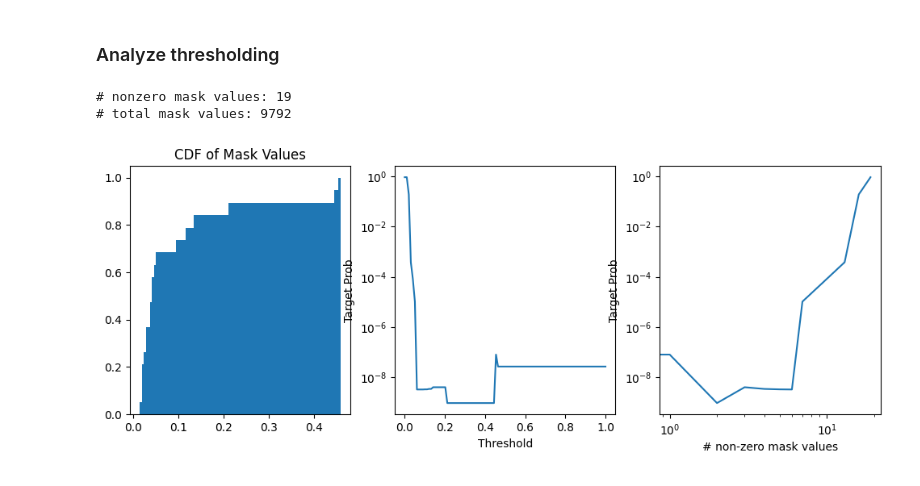
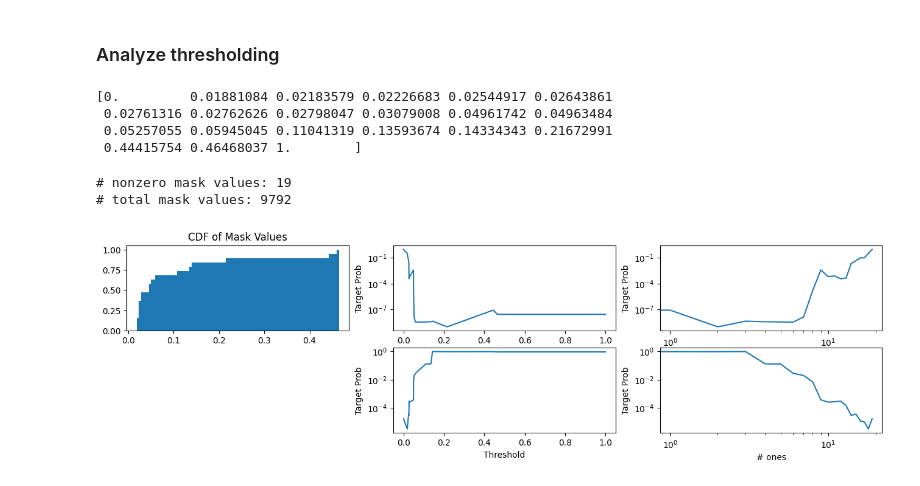
Before and after one commit to ed1d1a8d/prompt-injection-interp, a Jupyter notebook: notebooks/subnet-flow-pythia.ipynb, the cells around one changed output. Saved outputs shown, nothing was run; the diff lists cells and outputs as text; code cells hidden in the pictures.

```diff
--- a/notebooks/subnet-flow-pythia.ipynb
+++ b/notebooks/subnet-flow-pythia.ipynb
@@ -55,7 +55,7 @@ mtf_test = PerTokenMaskedTransformer(tl_model, base_prompt=prompt)
 print([n for n, p in mtf_test.named_parameters() if p.requires_grad])
 with torch.no_grad():
     for name, mask in mtf_test.masks.items():
-        if name == "31_mlp_out":
+        if name == "31_mlp_out" or name == "31_attn_scores":
             print(name, mask.shape)
             continue
         mask *= 0
@@ -330,52 +354,82 @@ all_mask_values = (
     .numpy()
 )
 
-thresholds = np.linspace(0, 1, 100) # TODO: Do this better.
+thresholds = np.unique(
+    np.sort(np.concatenate([all_mask_values, np.array([0, 1])]))
+)
 thresh_metrics = []
 for thresh in tqdm(thresholds):
     mtf.zero_threshold = thresh
+    mtf.one_threshold = 1
     with torch.no_grad():
-        target_prob = mtf.tl_model.forward(
+        target_prob_0 = mtf.tl_model.forward(
+            prompt_tokens, return_type="logits"
+        )[0, -1].softmax(dim=0)[correct_token]
+
+    mtf.zero_threshold = 0
+    mtf.one_threshold = thresh
+    with torch.no_grad():
+        target_prob_1 = mtf.tl_model.forward(
             prompt_tokens, return_type="logits"
         )[0, -1].softmax(dim=0)[correct_token]
 
     thresh_metrics.append(
         dict(
             threshold=thresh,
-            target_prob=target_prob.item(),
+            target_prob_0=target_prob_0.item(),
+            target_prob_1=target_prob_1.item(),
             n_nonzero=(all_mask_values > thresh).sum(),
+            n_ones=(all_mask_values > thresh).sum(),
         )
     )
+# %% [output]
+[0.         0.01881084 0.02183579 0.02226683 0.02544917 0.02643861
+ 0.02761316 0.02762626 0.02798047 0.03079008 0.04961742 0.04963484
+ 0.05257055 0.05945045 0.11041319 0.13593674 0.14334343 0.21672991
+ 0.44415754 0.46468037 1.        ]
 # %%
 df_thresh = pd.DataFrame(thresh_metrics)
 
 print("# nonzero mask values:", (all_mask_values > 0).sum())
 print("# total mask values:", all_mask_values.size)
 
-plt.figure(figsize=(12, 4))
-plt.subplot(1, 3, 1)
+plt.figure(figsize=(16, 4))
+plt.subplot(2, 3, 1)
 plt.hist(
     all_mask_values[all_mask_values > 0],
     cumulative=True,
     bins=100,
     density=True,
 )
 plt.title("CDF of Mask Values")
 
-plt.subplot(1, 3, 2)
-plt.plot(df_thresh.threshold, df_thresh.target_prob)
+plt.subplot(2, 3, 2)
+plt.plot(df_thresh.threshold, df_thresh.target_prob_0)
+plt.yscale("log")
+plt.xlabel("0 Threshold")
+plt.ylabel("Target Prob")
+
+plt.subplot(2, 3, 3)
+plt.plot(df_thresh.n_nonzero, df_thresh.target_prob_0)
+plt.xscale("log")
+plt.yscale("log")
+plt.xlabel("# non-zero mask values")
+plt.ylabel("Target Prob")
+
+plt.subplot(2, 3, 5)
+plt.plot(df_thresh.threshold, df_thresh.target_prob_1)
 plt.yscale("log")
 plt.xlabel("Threshold")
 plt.ylabel("Target Prob")
 
-plt.subplot(1, 3, 3)
-plt.plot(df_thresh.n_nonzero, df_thresh.target_prob)
+plt.subplot(2, 3, 6)
+plt.plot(df_thresh.n_ones, df_thresh.target_prob_1)
 plt.xscale("log")
 plt.yscale("log")
-plt.xlabel("# non-zero mask values")
+plt.xlabel("# ones")
 plt.ylabel("Target Prob")
 plt.show()
 # %% [output]
 # nonzero mask values: 19
 # total mask values: 9792
-[figure, old version]
+[figure, new version]
```
Also changed, not shown: parts of 11 cells of this notebook, 1 other file.
